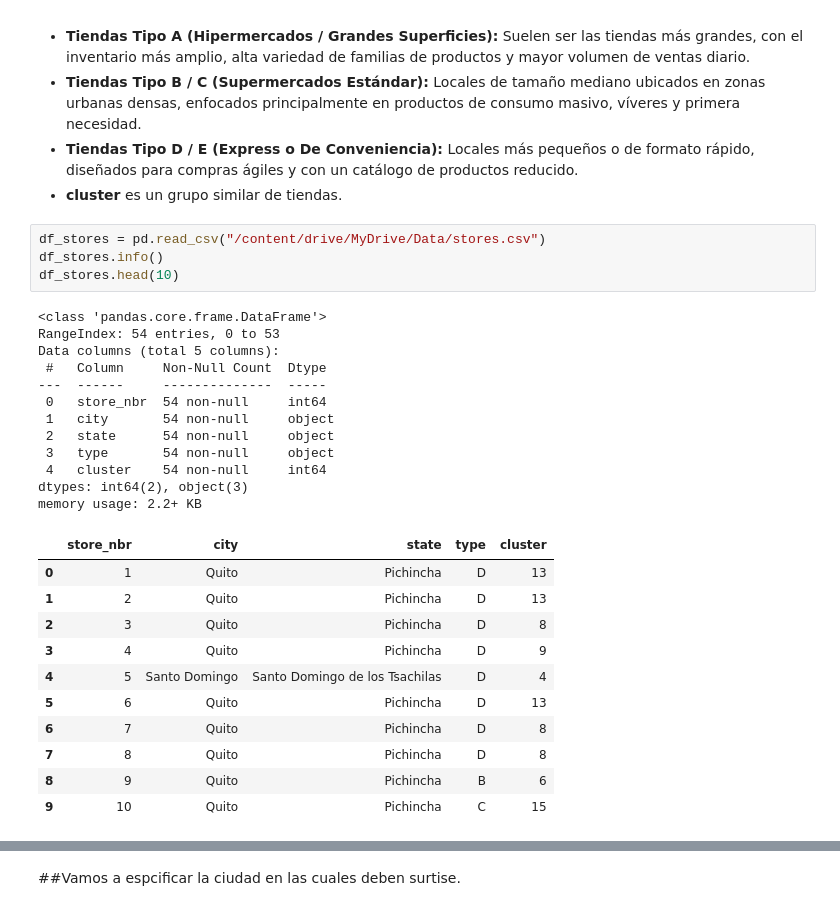
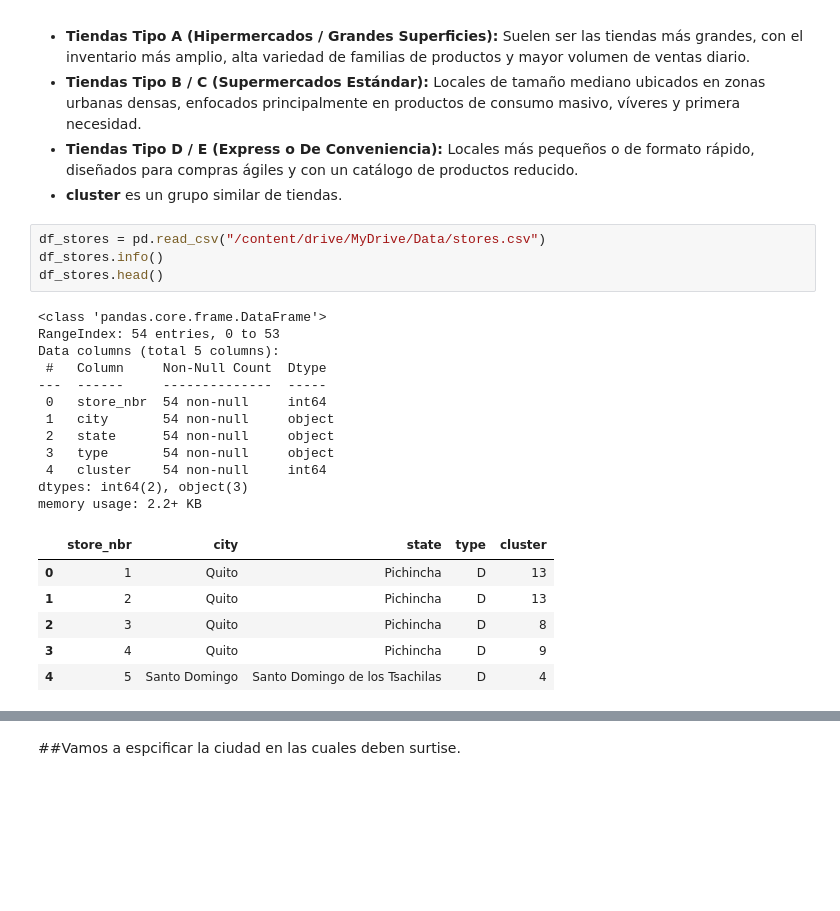
Before and after one commit to Rrricardi/reabastecimiento-inteligente-de-inventario-ml, a Jupyter notebook: Create_data_sql.ipynb, the cells around one changed output, grey strips where cells are left out. Saved outputs shown, nothing was run; the diff lists cells and outputs as text; blank space fills up the shorter version.

```diff
--- a/Create_data_sql.ipynb
+++ b/Create_data_sql.ipynb
@@ -185,31 +185,26 @@ plt.show()
 # %%
 df_stores = pd.read_csv("/content/drive/MyDrive/Data/stores.csv")
 df_stores.info()
-df_stores.head(10)
+df_stores.head()
 # %% [output]
 <class 'pandas.core.frame.DataFrame'>
 RangeIndex: 54 entries, 0 to 53
 Data columns (total 5 columns):
  #   Column     Non-Null Count  Dtype
 ---  ------     --------------  -----
  0   store_nbr  54 non-null     int64
  1   city       54 non-null     object
  2   state      54 non-null     object
  3   type       54 non-null     object
  4   cluster    54 non-null     int64
 dtypes: int64(2), object(3)
 memory usage: 2.2+ KB
 |  | store_nbr | city | state | type | cluster |
 | 0 | 1 | Quito | Pichincha | D | 13 |
 | 1 | 2 | Quito | Pichincha | D | 13 |
 | 2 | 3 | Quito | Pichincha | D | 8 |
 | 3 | 4 | Quito | Pichincha | D | 9 |
 | 4 | 5 | Santo Domingo | Santo Domingo de los Tsachilas | D | 4 |
-| 5 | 6 | Quito | Pichincha | D | 13 |
-| 6 | 7 | Quito | Pichincha | D | 8 |
-| 7 | 8 | Quito | Pichincha | D | 8 |
-| 8 | 9 | Quito | Pichincha | B | 6 |
-| 9 | 10 | Quito | Pichincha | C | 15 |
 # %%
 df_oil = pd.read_csv("/content/drive/MyDrive/Data/oil.csv")
 df_oil.info()
```
Also changed, not shown: parts of 3 cells of this notebook.
